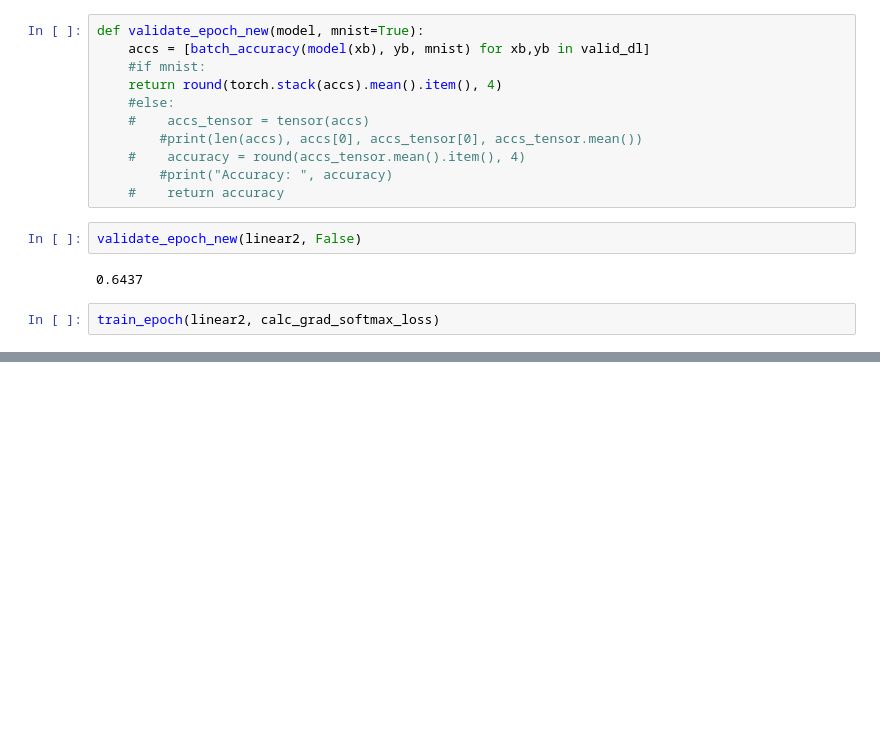
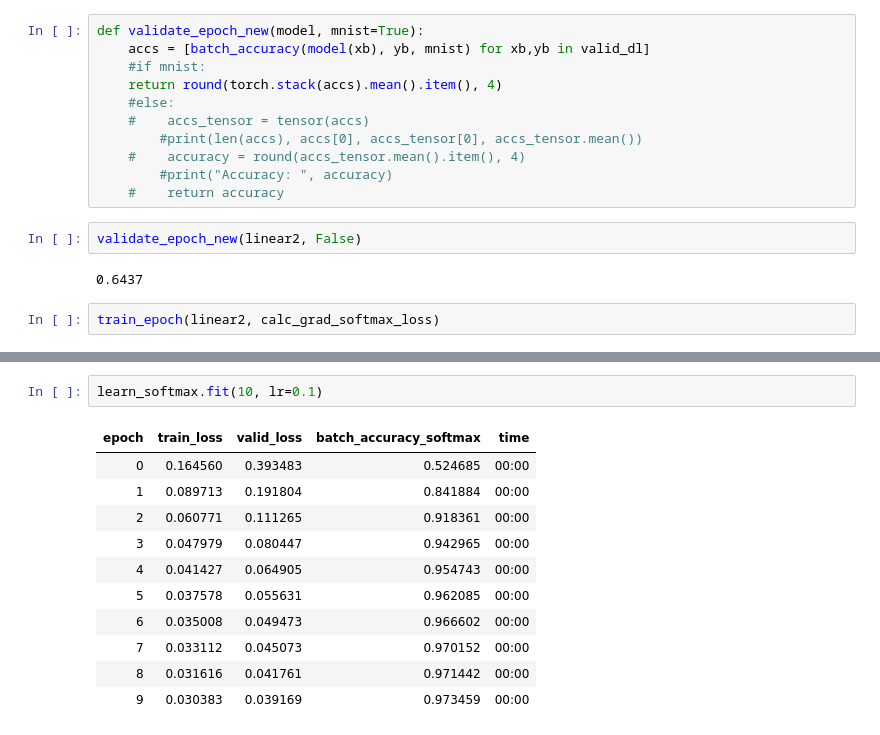
Before and after one commit to rkishore/fastai2020-coursev4, a Jupyter notebook: nbs/04_mnist_basics_with_softmax.ipynb, the cells around one changed output, grey strips where cells are left out. Cells and saved outputs as stored; diff of their text form; blank space fills up the shorter version.

```diff
--- a/nbs/04_mnist_basics_with_softmax.ipynb
+++ b/nbs/04_mnist_basics_with_softmax.ipynb
@@ -441,0 +464,14 @@ tensor(0.0322)
+# %%
+learn_softmax.fit(10, lr=0.1)
+# %% [output]
+| epoch | train_loss | valid_loss | batch_accuracy_softmax | time |
+| 0 | 0.164560 | 0.393483 | 0.524685 | 00:00 |
+| 1 | 0.089713 | 0.191804 | 0.841884 | 00:00 |
+| 2 | 0.060771 | 0.111265 | 0.918361 | 00:00 |
+| 3 | 0.047979 | 0.080447 | 0.942965 | 00:00 |
+| 4 | 0.041427 | 0.064905 | 0.954743 | 00:00 |
+| 5 | 0.037578 | 0.055631 | 0.962085 | 00:00 |
+| 6 | 0.035008 | 0.049473 | 0.966602 | 00:00 |
+| 7 | 0.033112 | 0.045073 | 0.970152 | 00:00 |
+| 8 | 0.031616 | 0.041761 | 0.971442 | 00:00 |
+| 9 | 0.030383 | 0.039169 | 0.973459 | 00:00 |
```
Also changed, not shown: parts of 20 cells of this notebook.
